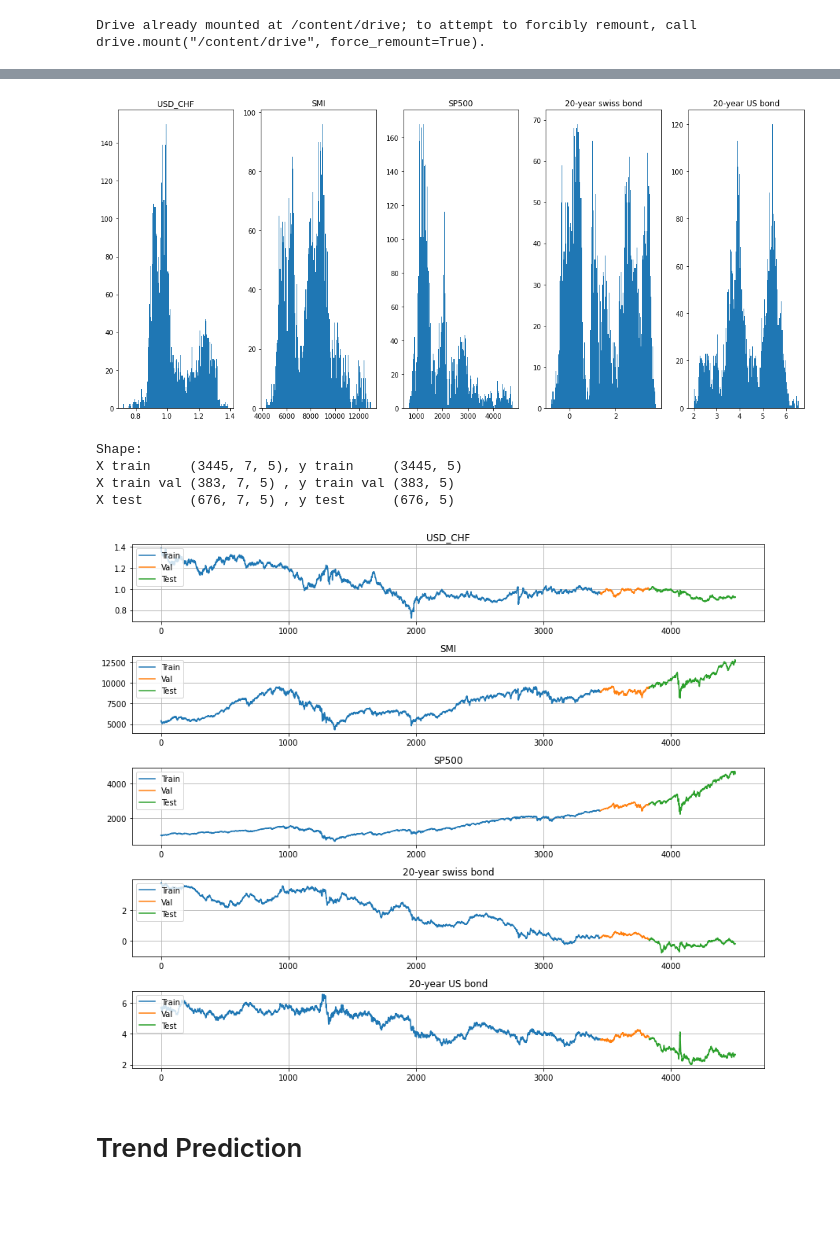
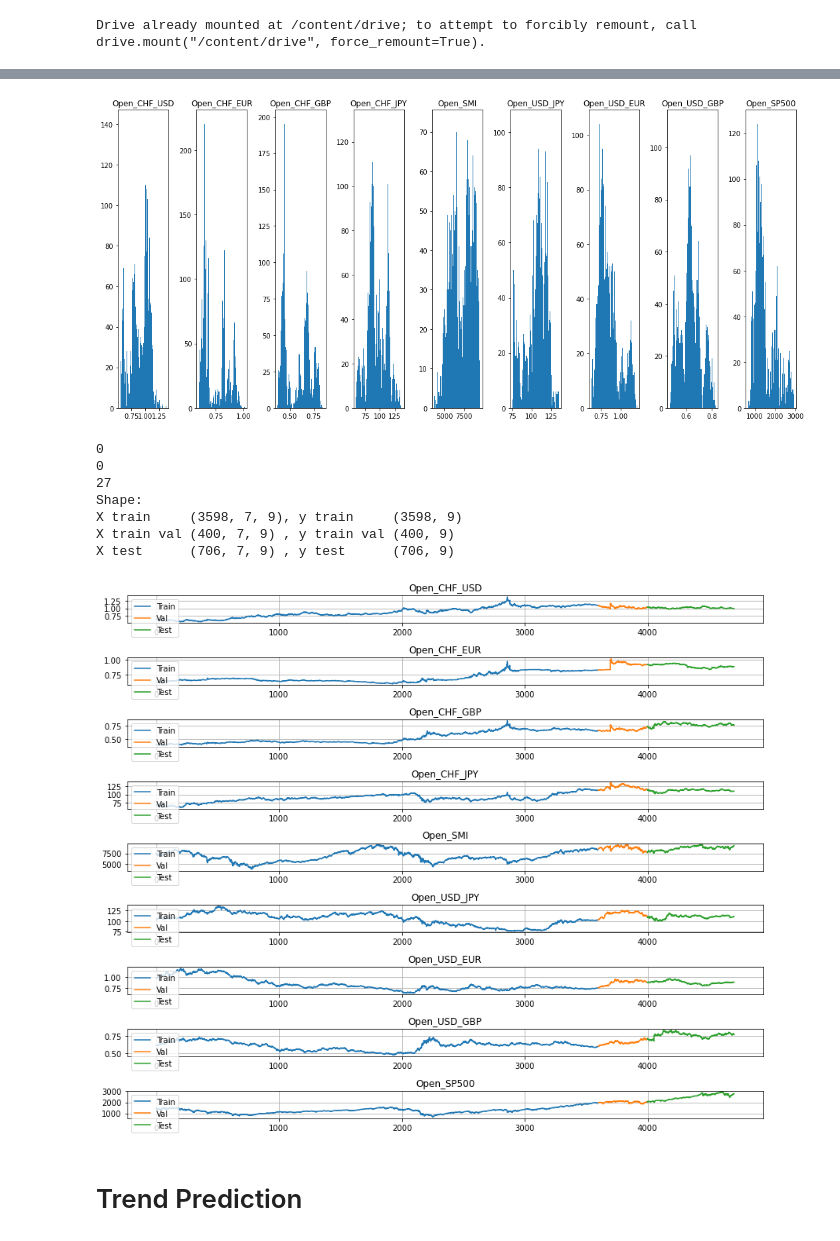
Before and after one commit to CS-433/ml-project-2-marmlla_2, a Jupyter notebook: main_price_trend.ipynb, the cells around one changed output, grey strips where cells are left out. Cells and saved outputs as stored; diff of their text form; code cells hidden in the pictures; blank space fills up the shorter version.

Commit message:
new data

```diff
--- a/main_price_trend.ipynb
+++ b/main_price_trend.ipynb
@@ -32,4 +34,4 @@ import Helper.Pipeline as pl
 # %%
-df = pd.read_csv("Data/dataset.csv")
+df = pd.read_csv("Data/data_daily/dataset_daily.csv")
 df.head(2)
 # %% [output]
@@ -39,23 +41,51 @@ df.head(2)
 # %%
-data = [df.USD_CHF, df.SMI, df.SP500, df.BondCH, df.BondUS]
+data = [
+    df.Open_CHF_USD,
+
+    df.Open_CHF_EUR,
+    df.Open_CHF_GBP,
+    df.Open_CHF_JPY,
+    df.Open_SMI,
+    df.Open_USD_JPY,
+    df.Open_USD_EUR,
+    df.Open_USD_GBP,
+    df.Open_SP500]
 
 fig = plt.figure(figsize=(15, 7))
 
-name  = ['USD_CHF','SMI', 'SP500', '20-year swiss bond', '20-year US bond']
+name  = [
+    'Open_CHF_USD',
+
+	'Open_CHF_EUR',
+    'Open_CHF_GBP',
+    'Open_CHF_JPY',
+    'Open_SMI',
+
+    'Open_USD_JPY',
+    'Open_USD_EUR',
+    'Open_USD_GBP',
+    'Open_SP500']
+
 for i in range(len(data)):
     plt.subplot(1,len(data),1+i)
     plt.hist(data[i], bins=150)
     plt.title(name[i])
 plt.tight_layout()
 plt.show()
 # %% [output]
-[figure, old version]
+[figure, new version]
 # %%
 device = 'cpu'
 LOOKBACK = 7
-NORM = True
-trend = True
-train_x, val_x, test_x, train_y, val_y, test_y, norm = pp.generate_dataset(data, lookback_=LOOKBACK, trend_=trend, norm_=NORM, fraction_val_=0.1, fraction_test_=0.15)
+
+train_x, val_x, test_x, train_y, val_y, test_y, norm = pp.generate_dataset(
+  data,
+  lookback_=LOOKBACK,
+  trend_=True,
+  span_trend_=3,
+  norm_=True,
+  fraction_val_=0.1,
+  fraction_test_=0.15)
 
 l1 = len(train_x)
 l2 = len(val_x) + l1
@@ -75,11 +105,14 @@ for i in range(nb_data):
 plt.tight_layout()
 plt.show()
 # %% [output]
+0
+0
+27
 Shape:
-X train     (3445, 7, 5), y train     (3445, 5)
-X train val (383, 7, 5) , y train val (383, 5)
-X test      (676, 7, 5) , y test      (676, 5)
+X train     (3598, 7, 9), y train     (3598, 9)
+X train val (400, 7, 9) , y train val (400, 9)
+X test      (706, 7, 9) , y test      (706, 9)
-[figure, old version]
+[figure, new version]
 # %% [markdown]
 # Trend Prediction
 # %%
```
Also changed, not shown: parts of 17 cells of this notebook, 35 other files.
